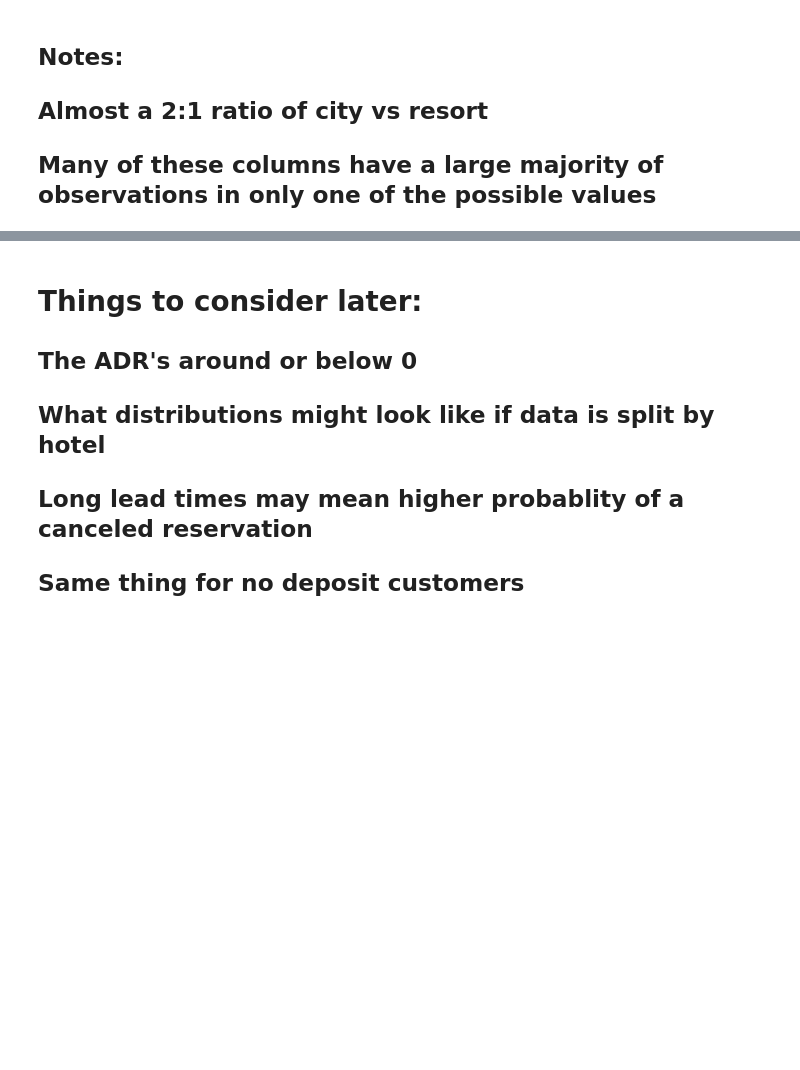
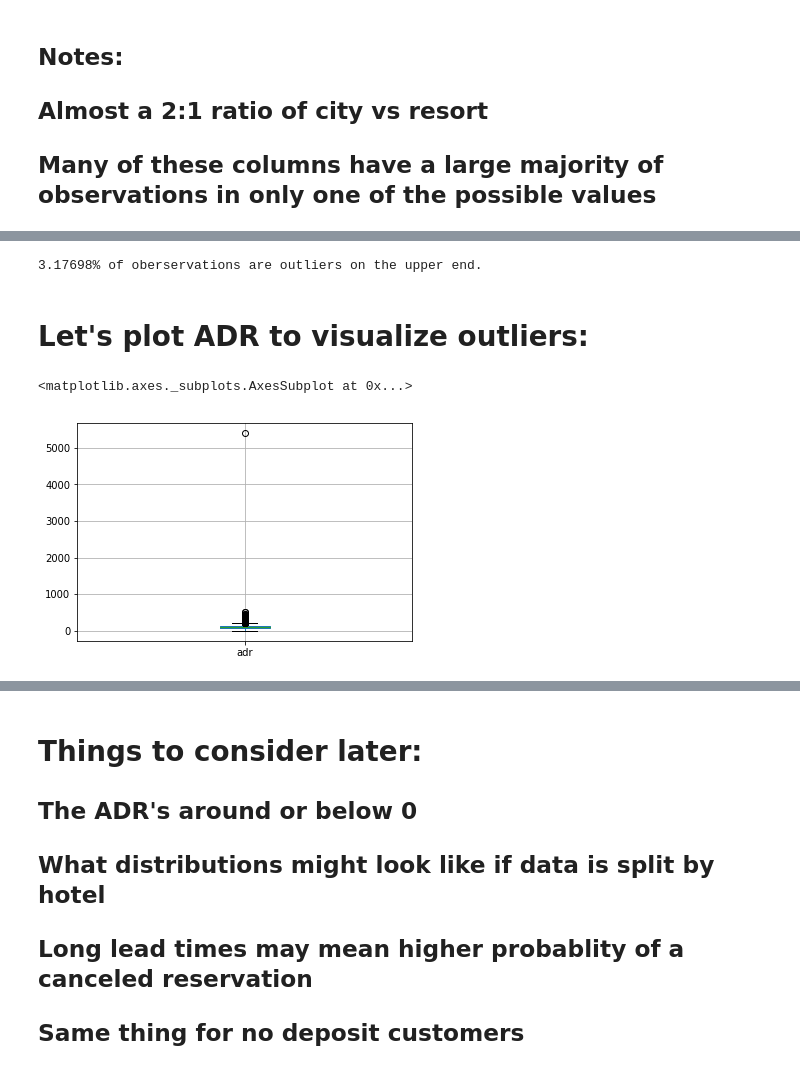
Before and after one commit to josephburton06/Hotel-Bookings, a Jupyter notebook: hotel_bookings.ipynb, the cells around one changed output, grey strips where cells are left out. Drawn from its saved outputs; the diff is of its cells as text; code cells hidden in the pictures; blank space fills up the shorter version.

Commit message:
ADR outliers

```diff
--- a/hotel_bookings.ipynb
+++ b/hotel_bookings.ipynb
@@ -261,0 +298,12 @@ for i, col in enumerate(df1.columns):
+# %%
+upper_outlier_percent = len(upper_ouitliers)/df.shape[0] * 100
+print('{upper_outlier_percent}% of oberservations are outliers on the upper end.'.format(upper_outlier_percent=round(upper_outlier_percent,5)))
+# %% [output]
+3.17698% of oberservations are outliers on the upper end.
+# %% [markdown]
+# Let's plot ADR to visualize outliers:
+# %%
+df[['adr']].boxplot()
+# %% [output]
+<matplotlib.axes._subplots.AxesSubplot at 0x...>
+[figure, added]
```
Also changed, not shown: parts of 6 cells of this notebook.
